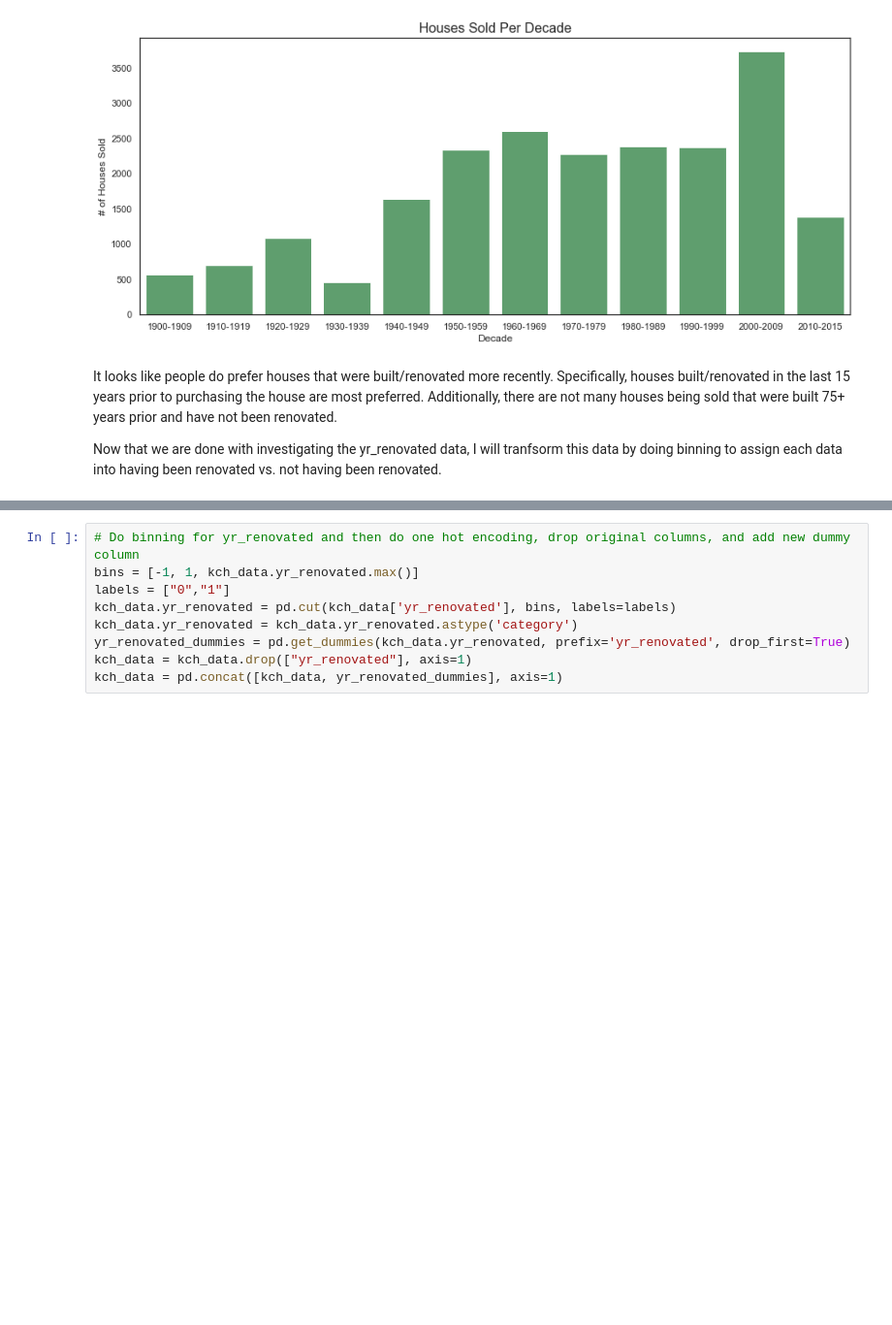
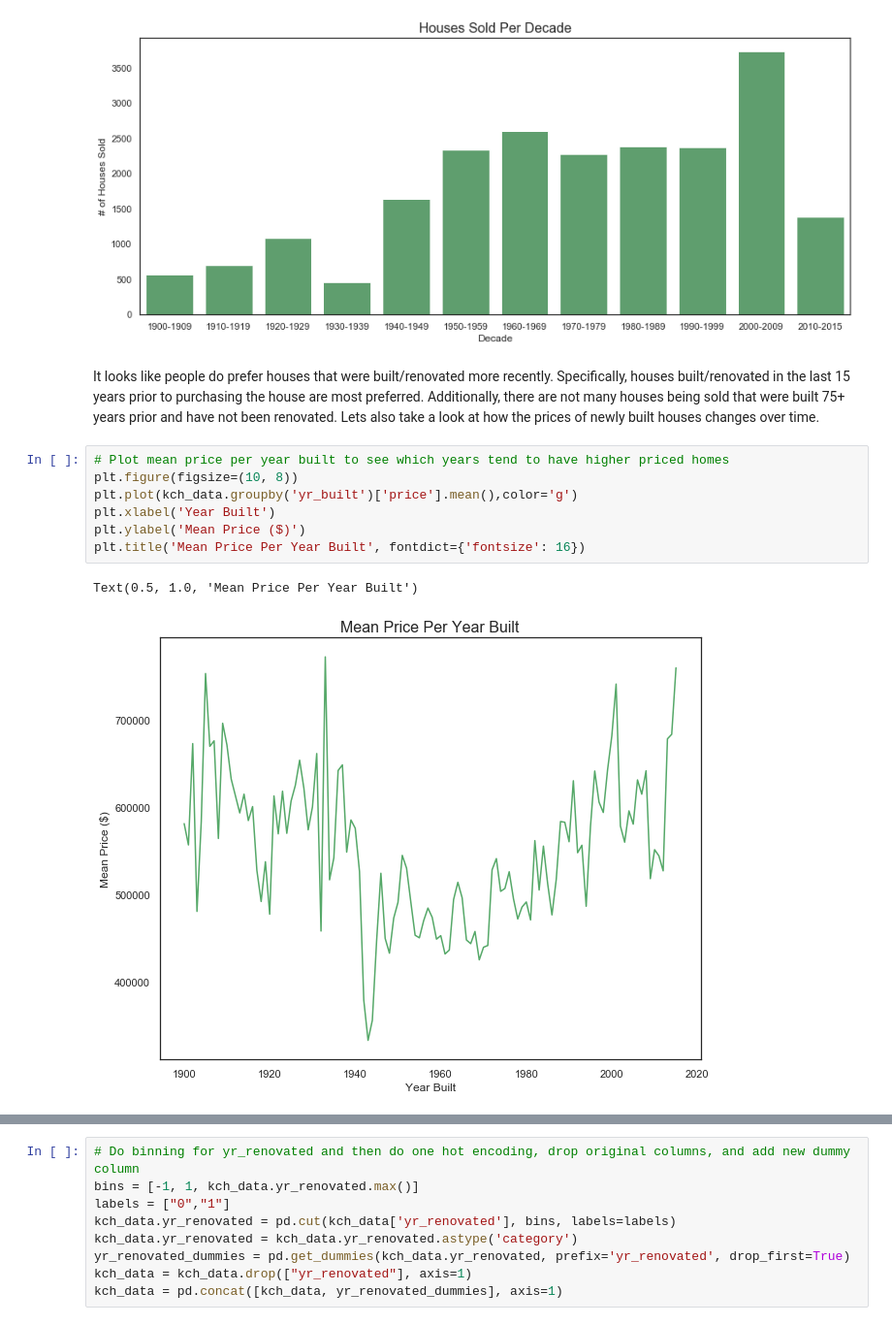
Before and after one commit to rspiro9/Predicting-Housing-Sale-Price, a Jupyter notebook: student.ipynb, the cells around one changed output, grey strips where cells are left out. Shown at 97% size. Drawn from its saved outputs; the diff is of its cells as text; blank space fills up the shorter version.

```diff
--- a/student.ipynb
+++ b/student.ipynb
@@ -507,6 +507,14 @@ plt.show()
 # %% [output]
 [figure]
 # %% [markdown]
-It looks like people do prefer houses that were built/renovated more recently. Specifically, houses built/renovated in the last 15 years prior to purchasing the house are most preferred. Additionally, there are not many houses being sold that were built 75+ years prior and have not been renovated.
-
-Now that we are done with investigating the yr_renovated data, I will tranfsorm this data by doing binning to assign each data into having been renovated vs. not having been renovated.
+It looks like people do prefer houses that were built/renovated more recently. Specifically, houses built/renovated in the last 15 years prior to purchasing the house are most preferred. Additionally, there are not many houses being sold that were built 75+ years prior and have not been renovated. Lets also take a look at how the prices of newly built houses changes over time.
+# %%
+# Plot mean price per year built to see which years tend to have higher priced homes
+plt.figure(figsize=(10, 8))
+plt.plot(kch_data.groupby('yr_built')['price'].mean(),color='g')
+plt.xlabel('Year Built')
+plt.ylabel('Mean Price ($)')
+plt.title('Mean Price Per Year Built', fontdict={'fontsize': 16})
+# %% [output]
+Text(0.5, 1.0, 'Mean Price Per Year Built')
+[figure, added]
```
Also changed, not shown: parts of 5 cells of this notebook.
